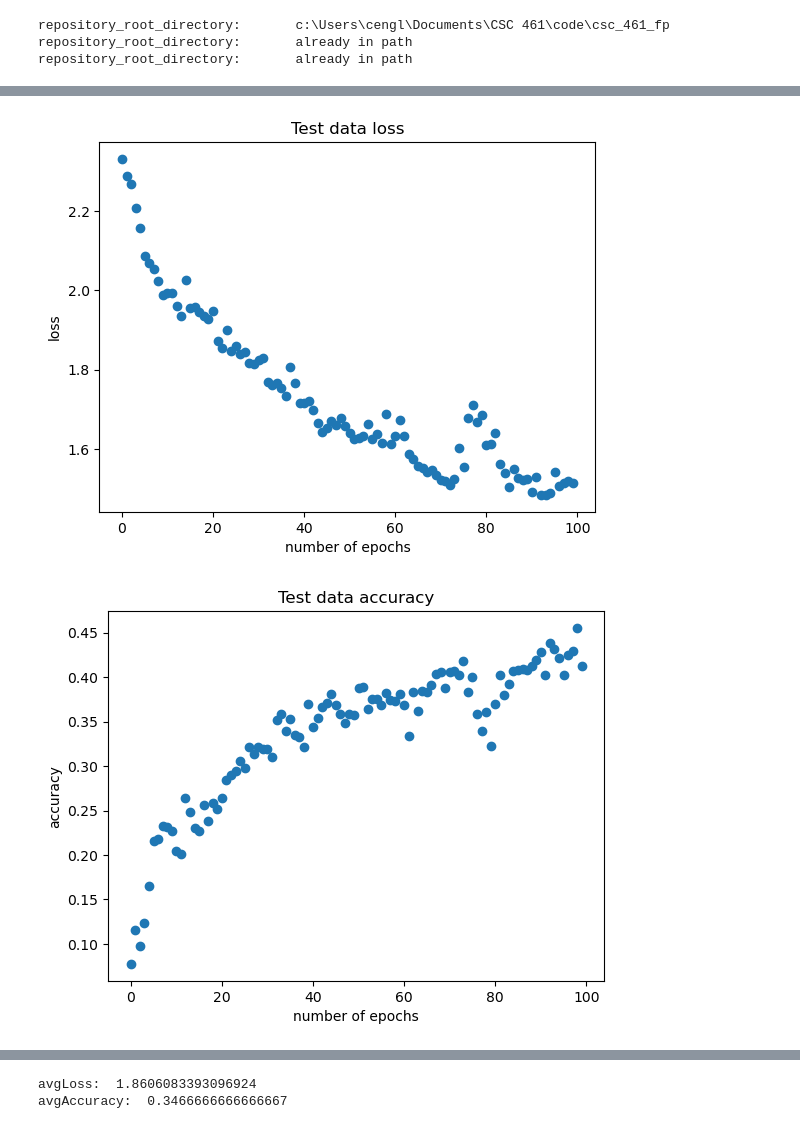
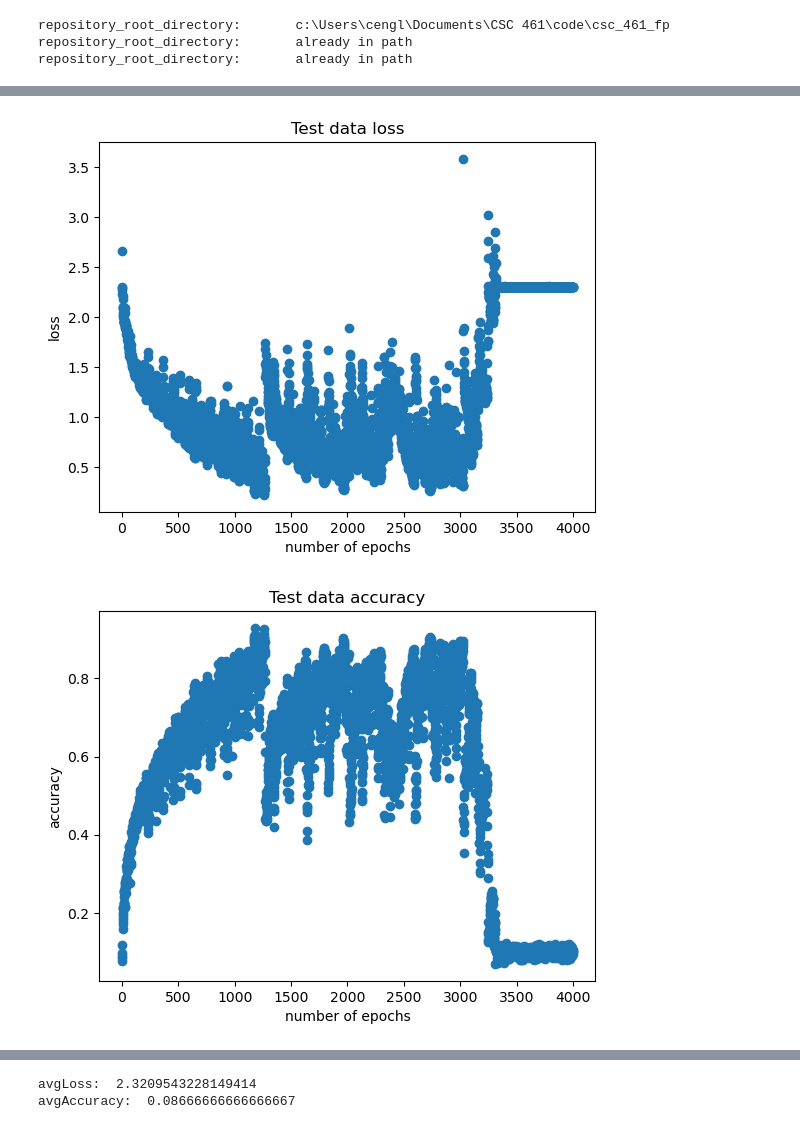
Before and after one commit to thiernohgradiagram/csc_461_fp, a Jupyter notebook: notebooks/_05_mlp_analysis.ipynb, the cells around one changed output, grey strips where cells are left out. Drawn from its saved outputs; the diff is of its cells as text; code cells hidden in the pictures.

```diff
--- a/notebooks/_05_mlp_analysis.ipynb
+++ b/notebooks/_05_mlp_analysis.ipynb
@@ -46,7 +46,7 @@ config = {
     'output_size': 10,
     'hidden_layers': [512, 512, 256, 256, 128, 128, 64, 64, 32, 32],
     'batch_size': 128,
-    'n_epochs': 100,
+    'n_epochs': 4000,
     'learning_rate': 0.0033
 }
 
@@ -121,2 +121,2 @@ Epoch 99, training Loss 1.5136392559323992, training Accuracy 0.4128472506999969
-[figure, old version]
+[figure, new version]
-[figure, old version]
+[figure, new version]
@@ -125,4 +125,4 @@ Epoch 99, training Loss 1.5136392559323992, training Accuracy 0.4128472506999969
-avgLoss:  1.8606083393096924
-avgAccuracy:  0.3466666666666667
+avgLoss:  2.3209543228149414
+avgAccuracy:  0.08666666666666667
 # %%
 #save the model for later use
```
Also changed, not shown: parts of 3 cells of this notebook, 17 other files.
